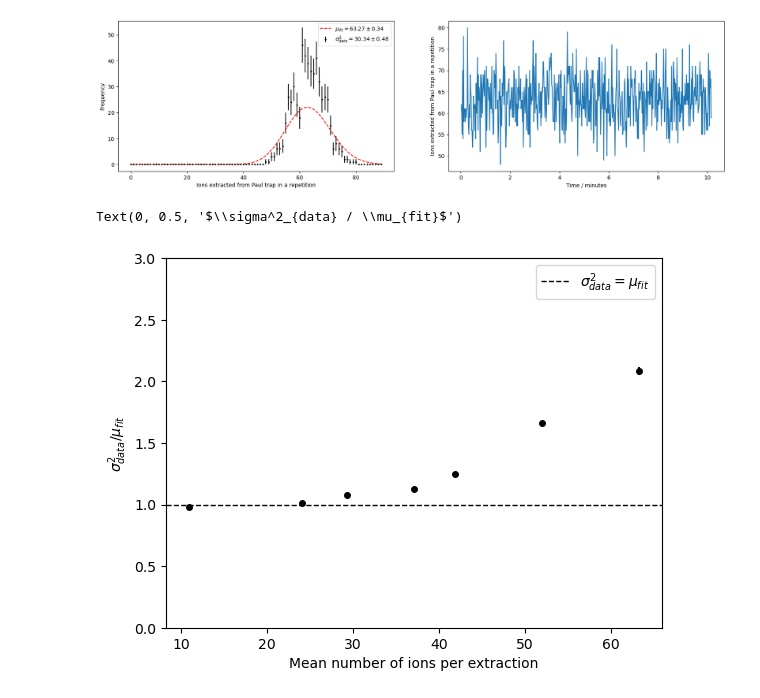
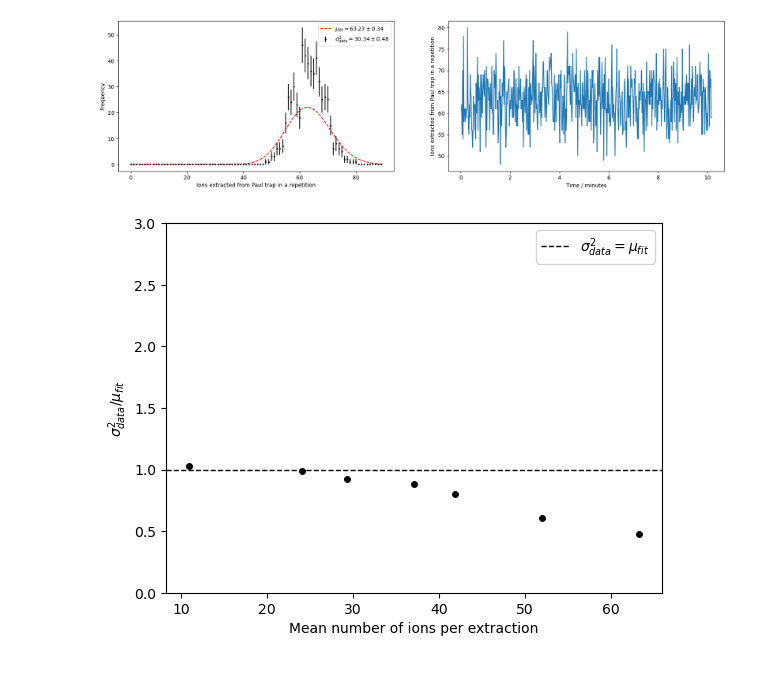
Before and after one commit to EmilLenler/PhD-Work, a Jupyter notebook: Lab Stuff/Poisson/DataAnalysisPoisson.ipynb, the cells around one changed output. Drawn from its saved outputs; the diff is of its cells as text; code cells hidden in the pictures.

```diff
--- a/Lab Stuff/Poisson/DataAnalysisPoisson.ipynb
+++ b/Lab Stuff/Poisson/DataAnalysisPoisson.ipynb
@@ -149,15 +149,14 @@ Figures
 [figure]
 # %%
 figMuOverSigma, axMuOverSigma = plt.subplots()
-errorMuOverSigma = means/variances*np.sqrt((mean_errors/means)**2+(variance_errors/variances)**2)
-axMuOverSigma.errorbar(means,means/variances, errorMuOverSigma, ls = '',marker = 'o',markersize = 4, color = 'k')
+errorMuOverSigma = variances/means*np.sqrt((mean_errors/means)**2+(variance_errors/variances)**2)
+axMuOverSigma.errorbar(means,variances/means, errorMuOverSigma, ls = '',marker = 'o',markersize = 4, color = 'k')
 axMuOverSigma.set_ylim(0,3)
 axMuOverSigma.axhline(1, ls = '--', color ='k',linewidth = 1,label = r'$\sigma_{data}^2 = \mu_{fit}$')
 axMuOverSigma.legend()
 axMuOverSigma.set_xlabel('Mean number of ions per extraction')
-axMuOverSigma.set_ylabel(r'$\sigma^2_{data} / \mu_{fit}$')
+axMuOverSigma.set_ylabel(r'$ \sigma^2_{data}/\mu_{fit} $')
 
 figMuOverSigma.savefig(os.path.join(directoryFig,'SigmaOverMu.png'))
 # %% [output]
-Text(0, 0.5, '$\\sigma^2_{data} / \\mu_{fit}$')
-[figure, old version]
+[figure, new version]
```
Also changed, not shown: parts of 1 cell of this notebook, 2 other files.
